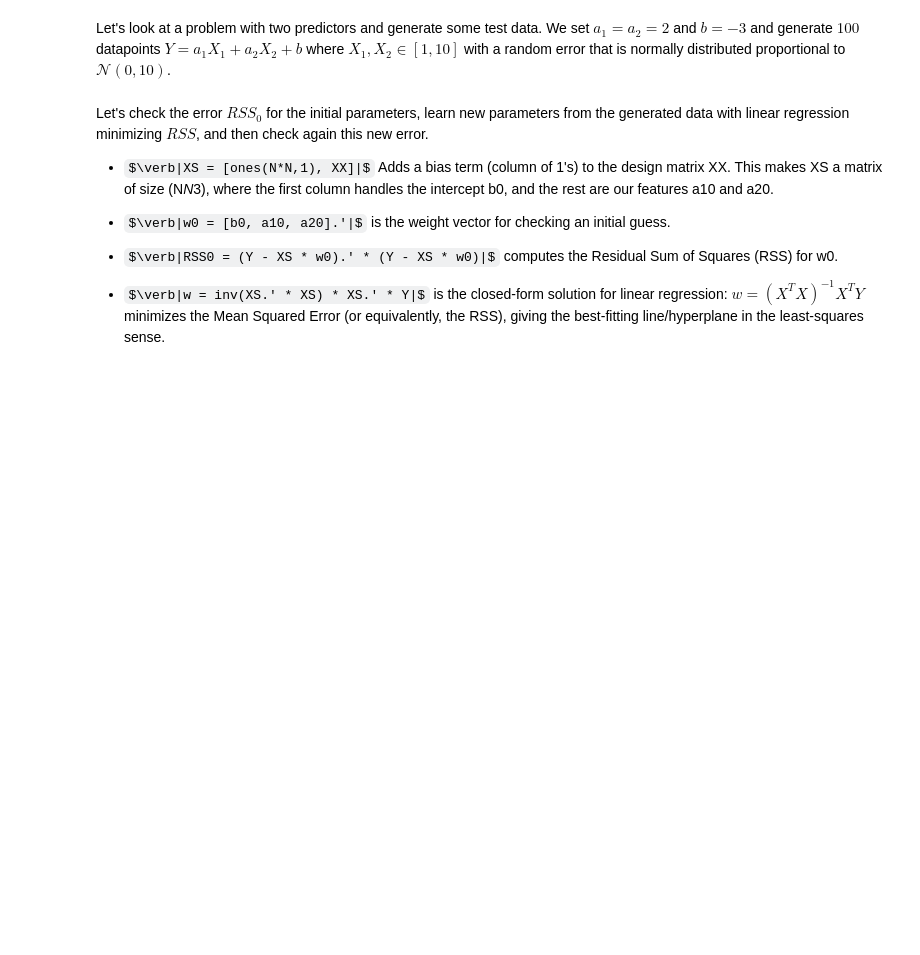
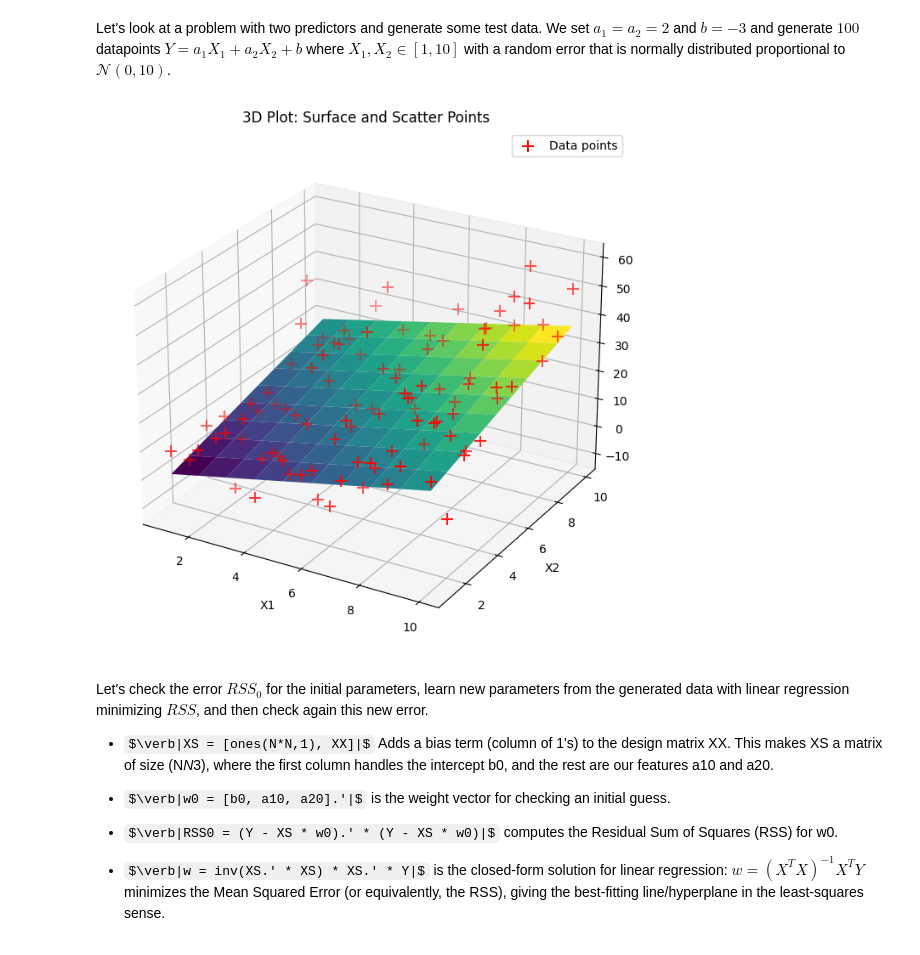
Before and after one commit to kallefrisk/Schoolwork, a Jupyter notebook: Python/DeepLearning/Regularization of linear regression with norms and constraints.ipynb, the cells around one changed output. Cells and saved outputs as stored; diff of their text form; code cells hidden in the pictures; some formulas as TeX source; blank space fills up the shorter version.

```diff
--- a/Python/DeepLearning/Regularization of linear regression with norms and constraints.ipynb
+++ b/Python/DeepLearning/Regularization of linear regression with norms and constraints.ipynb
@@ -964,22 +966,70 @@ L1 constraint: a=2.34 b=-4.66 alpha=-41.55 loss=463.46
 ## Regularization of underconstraint problems
 # %% [markdown]
 Let's look at a problem with two predictors and generate some test data. We set $a_1=a_2=2$ and $b=-3$ and generate $100$ datapoints $Y=a_1X_1+a_2X_2 + b$ where $X_1, X_2\in [1,10]$ with a random error that is normally distributed proportional to $\mathcal{N}(0,10)$.
-# %%
-XX=fliplr(fullfact([N N]));
-a10 = 2;
-a20 = 2;
-b0 = -3;
-X1 = XX(:,1);
-X2 = XX(:,2);
-
-f0 = @(x1,x2)(a10*x1 + a20*x2 + b0);
-f = @(x1,x2,r)(a10*x1 + a20*x2 + b0 + r);
-R = normrnd(0,10,1,N*N).';
-Y = arrayfun(f,X1,X2,R);
-[A,B] = meshgrid(1:N,1:N);
-plot3d(f0,A,B, true);
-hold on
-scatter3(X1,X2,Y,'r+')
+# %%
+from itertools import product
+
+# Create the full factorial design matrix
+XX = np.array(list(product(range(1, N+1), repeat=2)))
+XX = np.fliplr(XX)
+
+a10 = 2
+a20 = 2
+b0 = -3
+
+# Extract columns
+X1 = XX[:, 0]
+X2 = XX[:, 1]
+
+# Define functions
+def f0(x1, x2):
+    return a10 * x1 + a20 * x2 + b0
+
+def f(x1, x2, r):
+    return a10 * x1 + a20 * x2 + b0 + r
+
+# Generate random noise
+# normrnd(0, 10, 1, N*N) creates (N*N) samples with mean 0, std 10
+R = np.random.normal(0, 10, N*N).reshape(-1, 1)
+
+# Apply function element-wise
+Y = np.array([f(x1, x2, r) for x1, x2, r in zip(X1, X2, R.flatten())])
+
+# Create meshgrid for plotting the surface
+A, B = np.meshgrid(np.arange(1, N+1), np.arange(1, N+1))
+
+# Function to plot 3D surface (replacing plot3d)
+def plot_3d_surface(func, A, B):
+    """
+    Plot a 3D surface from a function
+    func: function that takes x1, x2 and returns z value
+    A, B: meshgrid arrays
+    """
+    Z = func(A, B)
+    fig = plt.figure(figsize=(10, 8))
+    ax = fig.add_subplot(111, projection='3d')
+    surf = ax.plot_surface(A, B, Z, alpha=1, cmap='viridis')
+    return fig, ax
+
+# Plot the surface
+fig, ax = plot_3d_surface(f0, A, B)
+
+# Plot the scatter points
+ax.scatter(X1, X2, Y, color='red', marker='+', s=100, label='Data points')
+
+# Add labels and title
+ax.set_xlabel('X1')
+ax.set_ylabel('X2')
+ax.set_zlabel('Y')
+ax.set_title('3D Plot: Surface and Scatter Points')
+ax.legend()
+
+# Adjust viewing angle
+ax.view_init(elev=25, azim=-60)
+
+plt.show()
+# %% [output]
+[figure, added]
 # %% [markdown]
 Let's check the error $RSS_0$ for the initial parameters, learn new parameters from the generated data with linear regression minimizing $RSS$, and then check again this new error.
 
```
Also changed, not shown: parts of 28 cells of this notebook.
